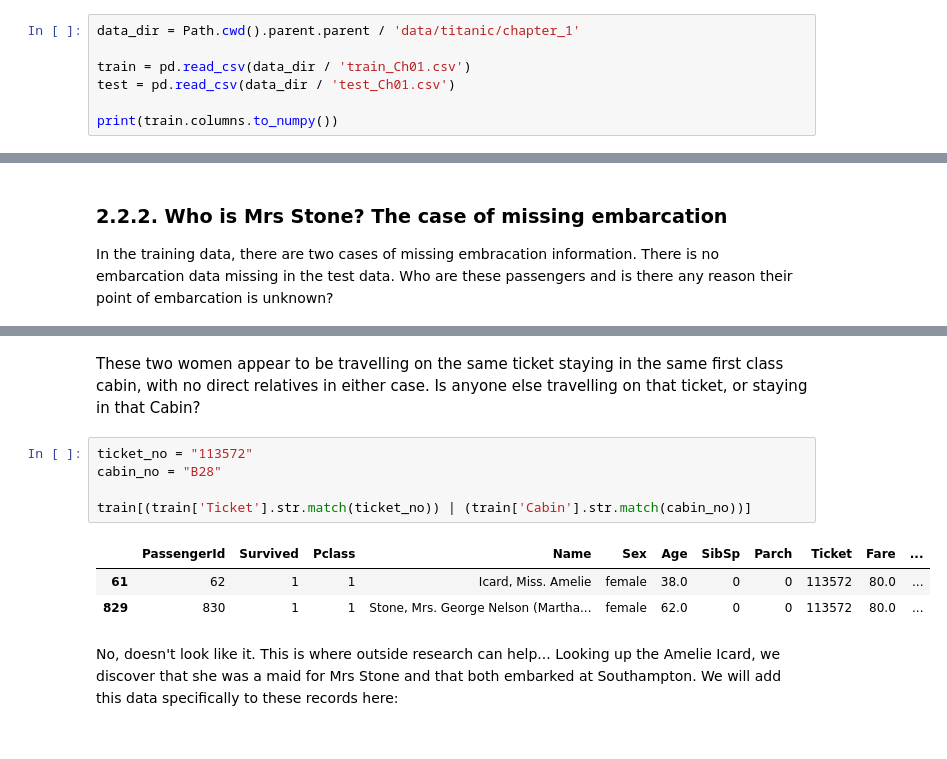
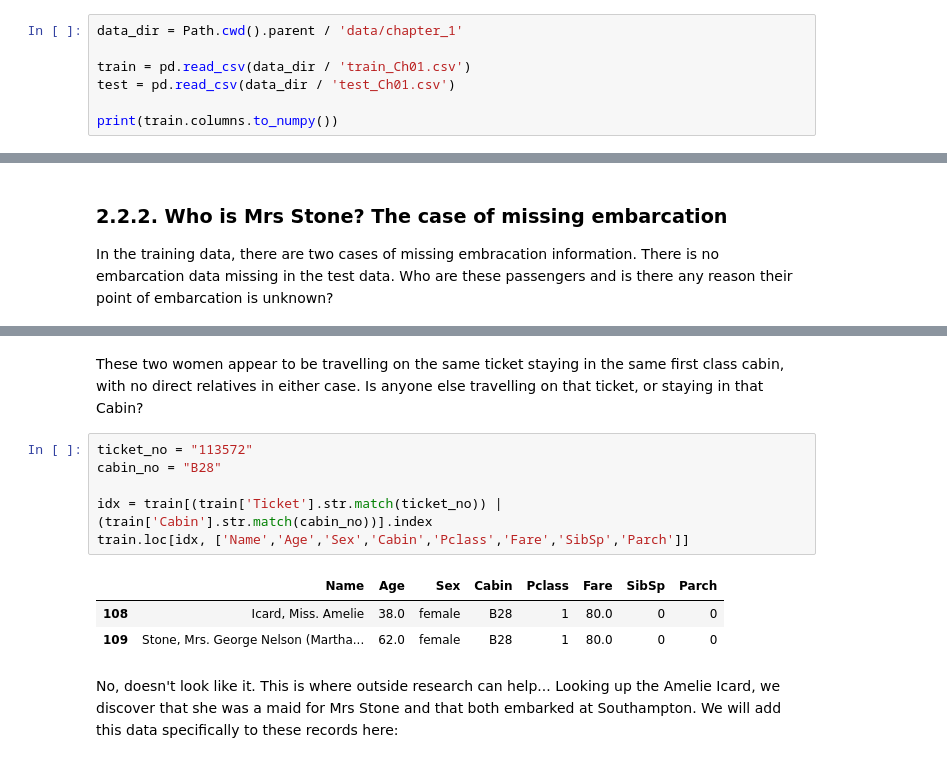
Before and after one commit to stephentown42/ML_examples, a Jupyter notebook: titanic/notebooks/2_imputing_missing_data.ipynb, the cells around one changed output, grey strips where cells are left out. Saved outputs shown, nothing was run; the diff lists cells and outputs as text.

```diff
--- a/titanic/notebooks/2_imputing_missing_data.ipynb
+++ b/titanic/notebooks/2_imputing_missing_data.ipynb
@@ -92,7 +99,7 @@ Data may be missing for a specific reason, sometimes called the "missingness mec
 If data is MNAR, then the fact that a datapoint is missing can be informative. Below we explore why data is missing from the titanic dataset and consider how that might help us predict survival. To help us, we're going to bring back some of the features we extracted in Chapter 1:
 </p></span>
 # %%
-data_dir = Path.cwd().parent.parent / 'data/titanic/chapter_1'
+data_dir = Path.cwd().parent / 'data/chapter_1'
 
 train = pd.read_csv(data_dir / 'train_Ch01.csv')
 test = pd.read_csv(data_dir / 'test_Ch01.csv')
@@ -173,14 +183,17 @@ train[train.Embarked.isna()]
 # %% [markdown]
+<span style="font-size:14px;font-family: Arial;line-height:1.5">
 These two women appear to be travelling on the same ticket staying in the same first class cabin, with no direct relatives in either case. Is anyone else travelling on that ticket, or staying in that Cabin?
+</span>
 # %%
 ticket_no = "113572"
 cabin_no = "B28"
 
-train[(train['Ticket'].str.match(ticket_no)) | (train['Cabin'].str.match(cabin_no))]
+idx = train[(train['Ticket'].str.match(ticket_no)) | (train['Cabin'].str.match(cabin_no))].index
+train.loc[idx, ['Name','Age','Sex','Cabin','Pclass','Fare','SibSp','Parch']]
 # %% [output]
-|  | PassengerId | Survived | Pclass | Name | Sex | Age | SibSp | Parch | Ticket | Fare | ... |
-| 61 | 62 | 1 | 1 | Icard, Miss. Amelie | female | 38.0 | 0 | 0 | 113572 | 80.0 | ... |
-| 829 | 830 | 1 | 1 | Stone, Mrs. George Nelson (Martha... | female | 62.0 | 0 | 0 | 113572 | 80.0 | ... |
+|  | Name | Age | Sex | Cabin | Pclass | Fare | SibSp | Parch |
+| 108 | Icard, Miss. Amelie | 38.0 | female | B28 | 1 | 80.0 | 0 | 0 |
+| 109 | Stone, Mrs. George Nelson (Martha... | 62.0 | female | B28 | 1 | 80.0 | 0 | 0 |
 # %% [markdown]
 <span style="font-size:14px;font-family: Arial;line-height:1.5">
 No, doesn't look like it. This is where outside research can help... Looking up the Amelie Icard, we discover that she was a maid for Mrs Stone and that both embarked at Southampton. We will add this data specifically to these records here:
```
Also changed, not shown: parts of 41 cells of this notebook, 3 other files.
